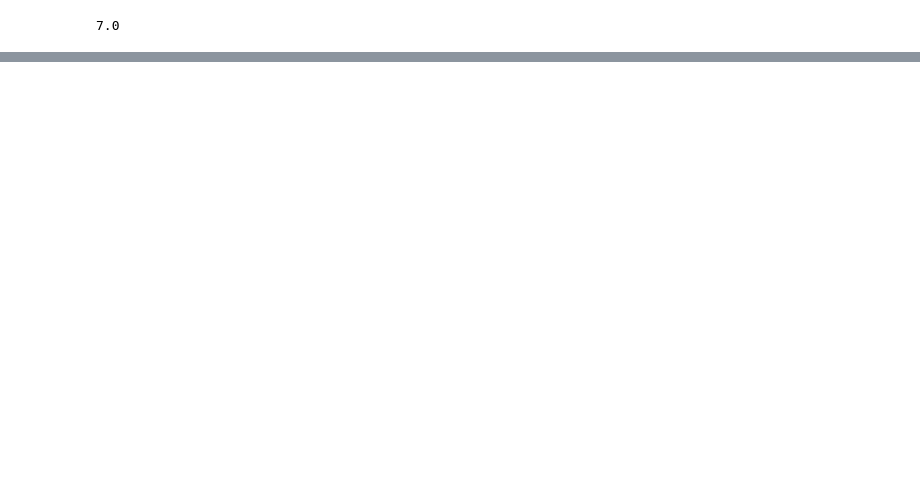
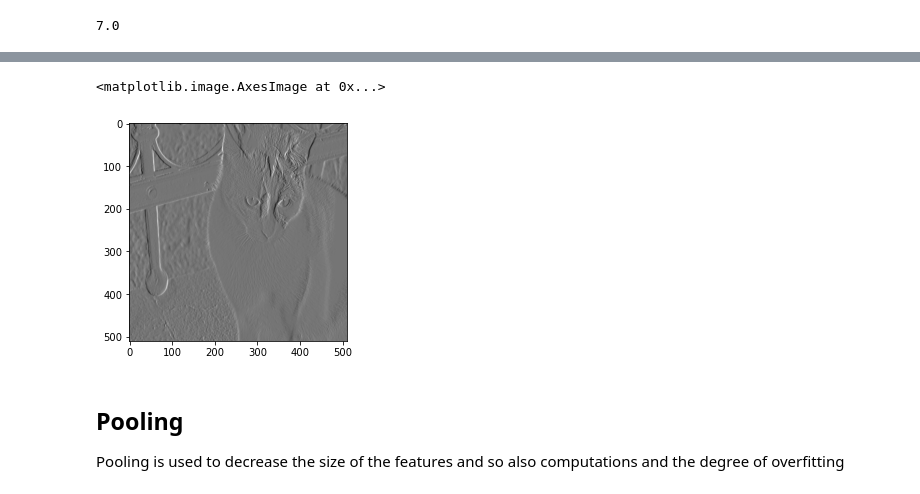
Before and after one commit to luigiselmi/dlwpt_nb, a Jupyter notebook: pml3/convolutional_neural_networks.ipynb, the cells around one changed output, grey strips where cells are left out. Saved outputs shown, nothing was run; the diff lists cells and outputs as text; code cells hidden in the pictures; blank space fills up the shorter version.

```diff
--- a/pml3/convolutional_neural_networks.ipynb
+++ b/pml3/convolutional_neural_networks.ipynb
@@ -65,8 +67,9 @@ array([0.25, 1.  , 0.75, 0.5 ])
 # %%
-p = 1 # padding
+p = 0 # padding
 s = 2 # stride
 i = 0
-y = sum([x_pad[s * i + p + k] * w_flip[k] for k in range(0, m)])
+y = sum([x[s * i + p + k] * w_flip[k] for k in range(0, m)])
+#y = sum([x_pad[s * i + p + k] * w_flip[k] for k in range(0, m)])
 y
 # %% [output]
 7.0
@@ -72,0 +108,16 @@ y
+# %%
+def conv2d(X, W, p=(0, 0), s=(1, 1)):
+    W_rot = np.array(W)[::-1,::-1]
+    X_orig = np.array(X)
+    n1 = X_orig.shape[0] + 2 * p[0]
+    n2 = X_orig.shape[1] + 2 * p[1]
+    X_padded = np.zeros(shape=(n1, n2))
+    X_padded[p[0]:p[0] + X_orig.shape[0], p[1]:p[1] + X_orig.shape[1]] = X_orig
+
+    res = []
+    for i in range(0, int((X_padded.shape[0] - W_rot.shape[0]) / s[0]) + 1, s[0]):
+        res.append([])
+        for j in range(0, int((X_padded.shape[1] - W_rot.shape[1])/s[1]) + 1, s[1]):
+            X_sub = X_padded[i:i + W_rot.shape[0], j:j + W_rot.shape[1]]
+            res[-1].append(np.sum(X_sub * W_rot))
+    return(np.array(res))
@@ -72,0 +142,12 @@ y
+# %%
+X = cat_img_resize
+W = [[1, 0, -1], [2, 0, -2], [1, 0, -1]]
+cat_filter = conv2d(X, W, p=(0, 0), s=(1, 1))
+# %%
+plt.imshow(cat_filter, cmap='gray')
+# %% [output]
+<matplotlib.image.AxesImage at 0x...>
+[figure, added]
+# %% [markdown]
+## Pooling
+Pooling is used to decrease the size of the features and so also computations and the degree of overfitting
```
Also changed, not shown: parts of 8 cells of this notebook, 1 other file.
